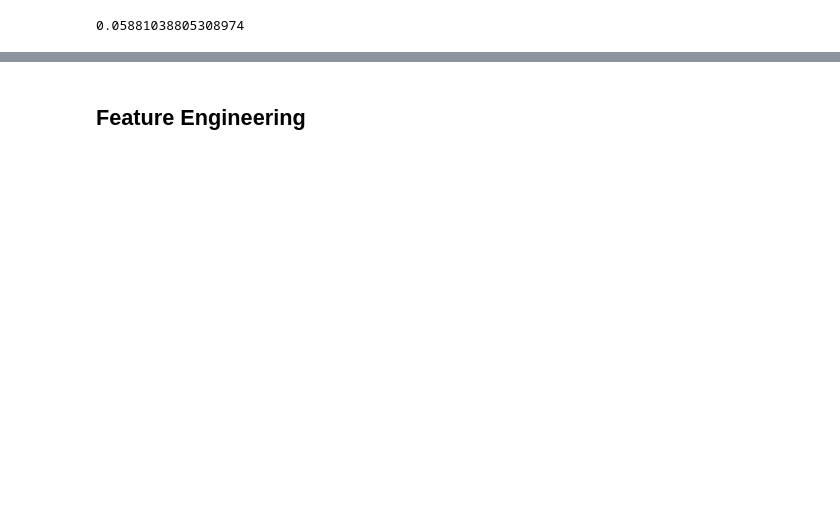
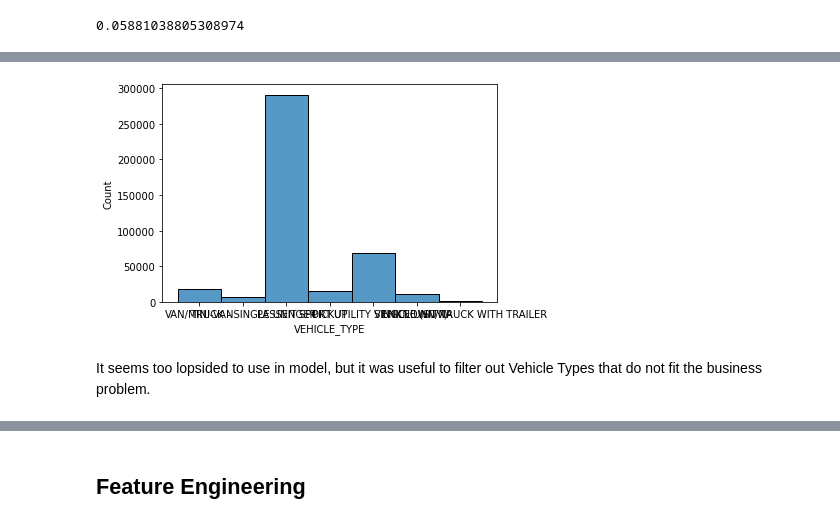
Before and after one commit to dangrosen/Chicago-Car-Accidents, a Jupyter notebook: notebook-John.ipynb, the cells around one changed output, grey strips where cells are left out. Saved outputs shown, nothing was run; the diff lists cells and outputs as text; code cells hidden in the pictures; blank space fills up the shorter version.

```diff
--- a/notebook-John.ipynb
+++ b/notebook-John.ipynb
@@ -337,0 +384,6 @@ Now we compare variables to the DAMAGE column. We will be making a target based
+# %%
+keep_vehicle = ["PASSENGER", "PICKUP", "SINGLE UNIT TRUCK WITH TRAILER",
+                "SPORT UTILITY VEHICLE (SUV)", "TRUCK - SINGLE UNIT",
+                "UNKNOWN/NA", "VAN/MINI-VAN"]
+# %%
+df = df[df["VEHICLE_TYPE"].isin(keep_vehicle)]
@@ -337,0 +403,6 @@ Now we compare variables to the DAMAGE column. We will be making a target based
+# %%
+sns.histplot(df["VEHICLE_TYPE"]);
+# %% [output]
+[figure, added]
+# %% [markdown]
+It seems too lopsided to use in model, but it was useful to filter out Vehicle Types that do not fit the business problem.
```
Also changed, not shown: parts of 113 cells of this notebook, 1 other file.
